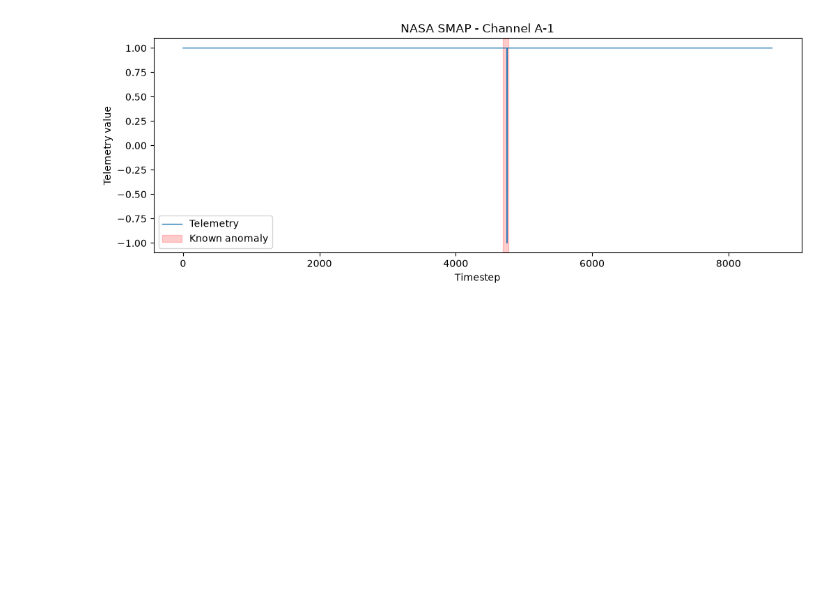
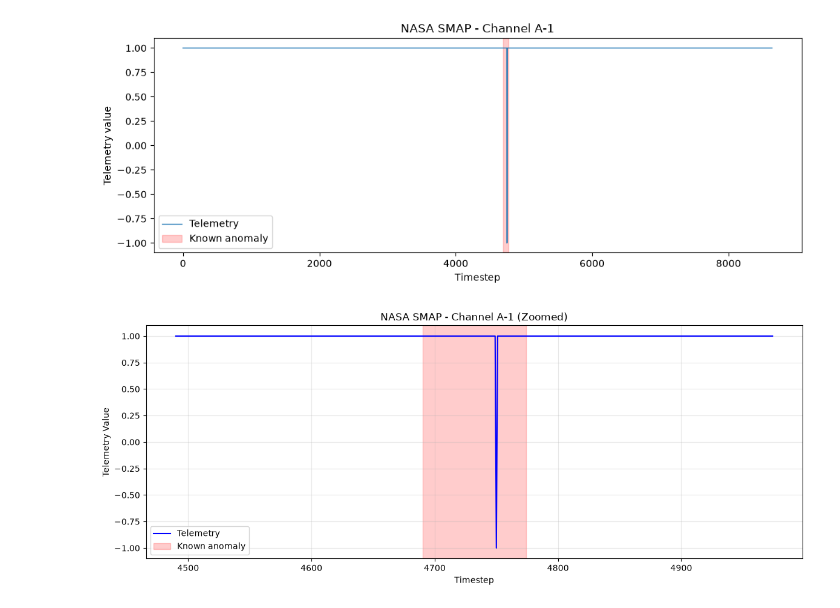
Before and after one commit to victorhuii/Spacecraft-Anomaly-Project, a Jupyter notebook: notebooks/01_exploratory_analysis.ipynb, the cells around one changed output. Saved outputs shown, nothing was run; the diff lists cells and outputs as text; code cells hidden in the pictures; blank space fills up the shorter version.

```diff
--- a/notebooks/01_exploratory_analysis.ipynb
+++ b/notebooks/01_exploratory_analysis.ipynb
@@ -67,3 +67,45 @@ ax.legend()
 plt.show()
 # %% [output]
 [figure]
+# %%
+# Zoom into the first labeled anomaly
+start, end = anomaly_ranges[0]
+
+# Show 200 timesteps before and after
+padding = 200
+
+left = max(0, start - padding)
+right = end + padding
+
+# Select only the relevant telemetry
+zoom_data = test[
+    test["timestep"].between(left, right)
+]
+
+fig, ax = plt.subplots(figsize=(14, 5))
+
+ax.plot(
+    zoom_data["timestep"],
+    zoom_data["value"],
+    color="blue",
+    linewidth=1.5,
+    label="Telemetry"
+)
+
+ax.axvspan(
+    start,
+    end,
+    color="red",
+    alpha=0.2,
+    label="Known anomaly"
+)
+
+ax.set_title("NASA SMAP - Channel A-1 (Zoomed)")
+ax.set_xlabel("Timestep")
+ax.set_ylabel("Telemetry Value")
+ax.grid(True, alpha=0.3)
+ax.legend()
+
+plt.show()
+# %% [output]
+[figure, added]
```
Also changed, not shown: parts of 30 cells of this notebook, 1 other file.
